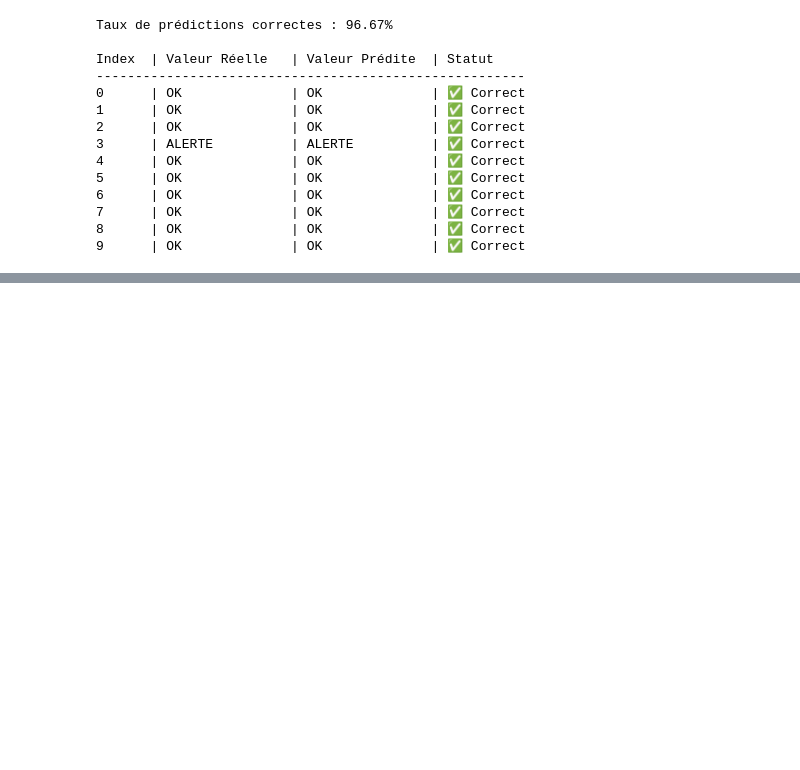
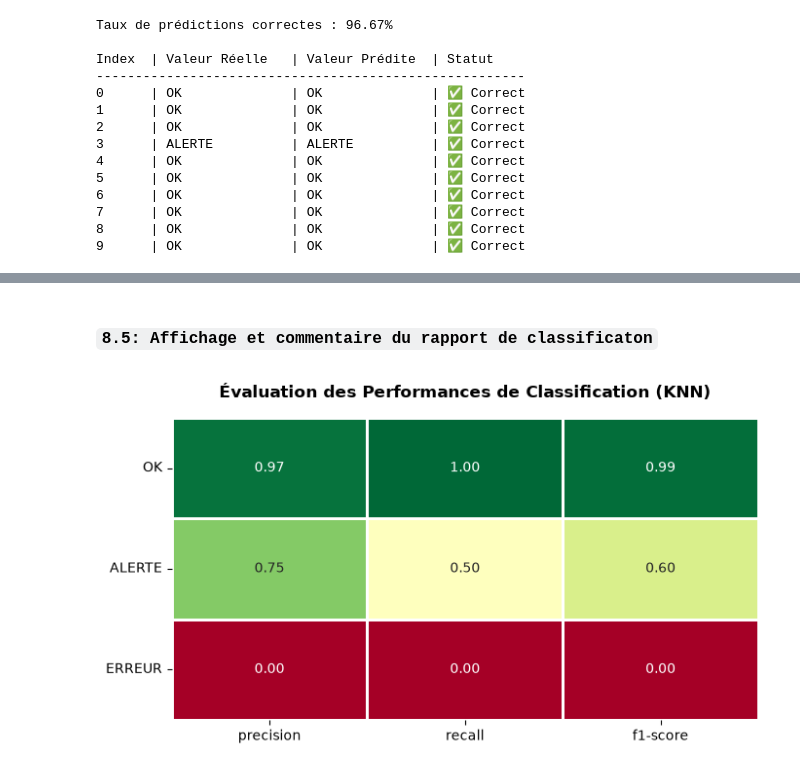
Before and after one commit to Alassanee/atelier_scikit-learn_iot, a Jupyter notebook: notebook/atelier_scikit-learn_iot.ipynb, the cells around one changed output, grey strips where cells are left out. Drawn from its saved outputs; the diff is of its cells as text; code cells hidden in the pictures; blank space fills up the shorter version.

```diff
--- a/notebook/atelier_scikit-learn_iot.ipynb
+++ b/notebook/atelier_scikit-learn_iot.ipynb
@@ -426,0 +497,31 @@ Index  | Valeur Réelle   | Valeur Prédite  | Statut
+# %% [markdown]
+### `8.5: Affichage et commentaire du rapport de classificaton`
+# %%
+import matplotlib.pyplot as plt
+import seaborn as sns
+import pandas as pd
+
+# 1. Récupérer les données propres
+report_dict = classification_report(y_test_texte, y_pred_texte, output_dict=True)
+df_heatmap = pd.DataFrame(report_dict).T.loc[['OK', 'ALERTE', 'ERREUR'], ['precision', 'recall', 'f1-score']]
+
+# 2. Dessin du graphique
+plt.figure(figsize=(7, 4))
+sns.heatmap(
+    df_heatmap,
+    annot=True,
+    fmt=".2f",
+    cmap="RdYlGn",  # Vert pour les bons scores, Rouge pour les mauvais
+    vmin=0,
+    vmax=1,
+    linewidths=1,   # Sépare légèrement les cases
+    cbar=False      # Masque la barre latérale pour un rendu plus épuré
+)
+
+plt.title("Évaluation des Performances de Classification (KNN)", fontsize=12, pad=15, fontweight='bold')
+plt.xticks(fontsize=10)
+plt.yticks(rotation=0, fontsize=10)
+plt.tight_layout()
+plt.show()
+# %% [output]
+[figure, added]
```
Also changed, not shown: parts of 13 cells of this notebook.
